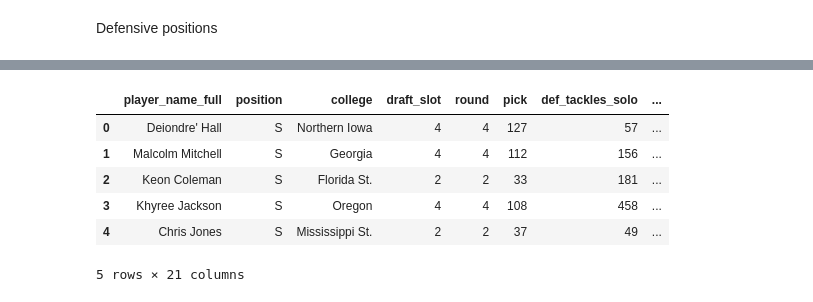
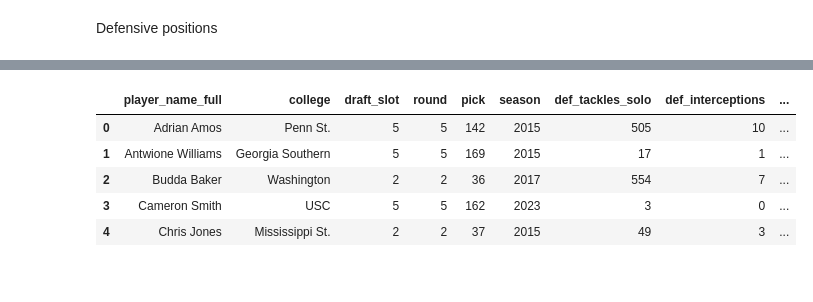
Before and after one commit to eauy27/STA141B-Group-26, a Jupyter notebook: SQL_NFLdata.ipynb, the cells around one changed output, grey strips where cells are left out. Cells and saved outputs as stored; diff of their text form; code cells hidden in the pictures.

```diff
--- a/SQL_NFLdata.ipynb
+++ b/SQL_NFLdata.ipynb
@@ -446,53 +378,43 @@ df_CB.head()
 # %%
 # S
-query_S = """
-            SELECT t.player_name_full,
-                    t.position,
+query = """ SELECT t.player_name_full,
                     t.college,
                     t.draft_slot,
                     t.round,
                     t.pick,
 
-                    -- Tackles
+                    m.season,
+
+                    -- TOTAL TACKLES
                     t.def_tackles_solo,
-                    a.def_tackles_solo_mean,
-                    (t.def_tackles_solo - a.def_tackles_solo_mean) AS def_tackles_diff,
 
-                    -- Interceptions
+                    -- TOTAL INTERCEPTIONS
                     t.def_interceptions,
-                    a.def_interceptions_mean,
-                    (t.def_interceptions - a.def_interceptions_mean) AS def_interceptions_diff,
 
-                    -- Pass Defended
+                    -- TOTAL PASSES DEFENDED
                     t.def_pass_defended,
-                    a.def_pass_defended_mean,
-                    (t.def_pass_defended - a.def_pass_defended_mean) AS def_pass_defended_diff,
 
-                    -- Tackles for Loss
+                    -- TOTAL TACKLES FOR LOSS
                     t.def_tackles_for_loss,
-                    a.def_tackles_for_loss_mean,
-                    (t.def_tackles_for_loss - a.def_tackles_for_loss_mean) AS def_tackles_for_loss_diff,
 
-                    -- QB Hits
-                    t.def_qb_hits,
-                    a.def_qb_hits_mean,
-                    (t.def_qb_hits - a.def_qb_hits_mean) AS def_qb_hits_diff
+                    -- TOTAL QB HITS
+                    t.def_qb_hits
 
             FROM TOT_S t
-            JOIN AVG_S a
-            ON t.draft_slot = a.draft_slot
+            JOIN master m ON m.player_id = t.player_id
+
+            GROUP BY t.player_name_full
 
             """
 
-df_S = pd.read_sql(query_S,db)
+df_S = pd.read_sql(query,db)
 df_S.head()
 # %% [output]
-|  | player_name_full | position | college | draft_slot | round | pick | def_tackles_solo | ... |
-| 0 | Deiondre' Hall | S | Northern Iowa | 4 | 4 | 127 | 57 | ... |
-| 1 | Malcolm Mitchell | S | Georgia | 4 | 4 | 112 | 156 | ... |
-| 2 | Keon Coleman | S | Florida St. | 2 | 2 | 33 | 181 | ... |
-| 3 | Khyree Jackson | S | Oregon | 4 | 4 | 108 | 458 | ... |
-| 4 | Chris Jones | S | Mississippi St. | 2 | 2 | 37 | 49 | ... |
+|  | player_name_full | college | draft_slot | round | pick | season | def_tackles_solo | def_interceptions | ... |
+| 0 | Adrian Amos | Penn St. | 5 | 5 | 142 | 2015 | 505 | 10 | ... |
+| 1 | Antwione Williams | Georgia Southern | 5 | 5 | 169 | 2015 | 17 | 1 | ... |
+| 2 | Budda Baker | Washington | 2 | 2 | 36 | 2017 | 554 | 7 | ... |
+| 3 | Cameron Smith | USC | 5 | 5 | 162 | 2023 | 3 | 0 | ... |
+| 4 | Chris Jones | Mississippi St. | 2 | 2 | 37 | 2015 | 49 | 3 | ... |
-5 rows × 21 columns
 # %%
 # DT
```
Also changed, not shown: parts of 17 cells of this notebook, 1 other file.
